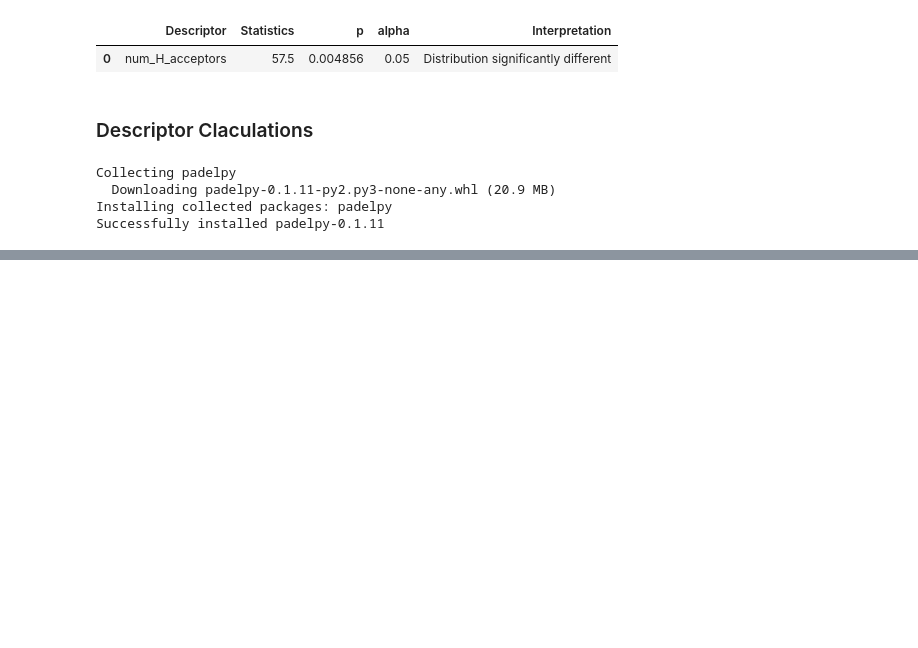
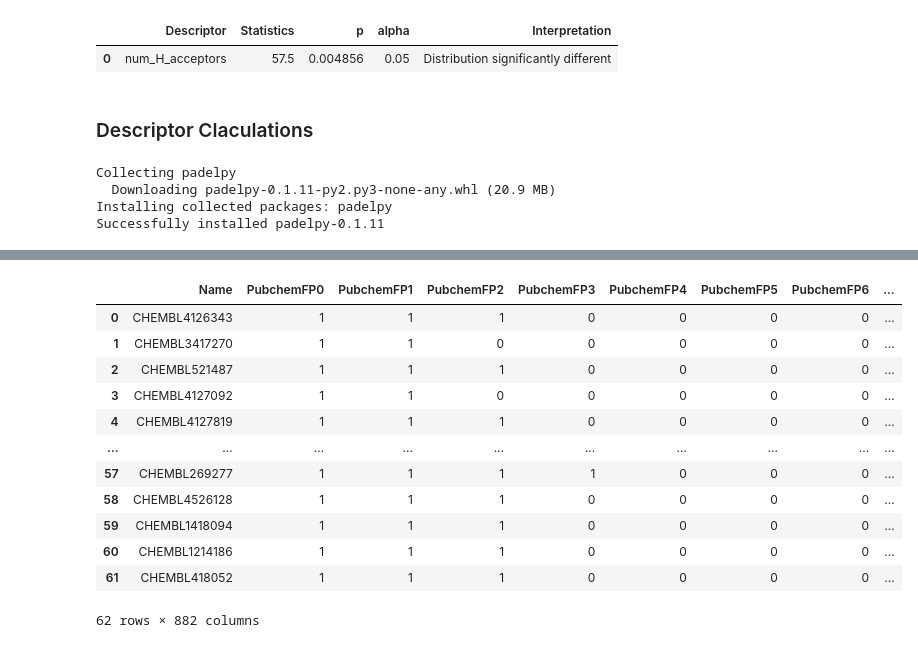
Before and after one commit to galib96/drug-discovery-ml, a Jupyter notebook: Bioinformatics_Drug_Discovery_Using_Machine_Learning.ipynb, the cells around one changed output, grey strips where cells are left out. Drawn from its saved outputs; the diff is of its cells as text; code cells hidden in the pictures; blank space fills up the shorter version.

Commit message:
descriptors calculated with padel

```diff
--- a/Bioinformatics_Drug_Discovery_Using_Machine_Learning.ipynb
+++ b/Bioinformatics_Drug_Discovery_Using_Machine_Learning.ipynb
@@ -430,0 +462,17 @@ df3.head()
+# %%
+df3_padel = pd.read_csv('descriptors.csv')
+df3_padel
+# %% [output]
+|  | Name | PubchemFP0 | PubchemFP1 | PubchemFP2 | PubchemFP3 | PubchemFP4 | PubchemFP5 | PubchemFP6 | ... |
+| 0 | CHEMBL4126343 | 1 | 1 | 1 | 0 | 0 | 0 | 0 | ... |
+| 1 | CHEMBL3417270 | 1 | 1 | 0 | 0 | 0 | 0 | 0 | ... |
+| 2 | CHEMBL521487 | 1 | 1 | 1 | 0 | 0 | 0 | 0 | ... |
+| 3 | CHEMBL4127092 | 1 | 1 | 0 | 0 | 0 | 0 | 0 | ... |
+| 4 | CHEMBL4127819 | 1 | 1 | 1 | 0 | 0 | 0 | 0 | ... |
+| ... | ... | ... | ... | ... | ... | ... | ... | ... | ... |
+| 57 | CHEMBL269277 | 1 | 1 | 1 | 1 | 0 | 0 | 0 | ... |
+| 58 | CHEMBL4526128 | 1 | 1 | 1 | 0 | 0 | 0 | 0 | ... |
+| 59 | CHEMBL1418094 | 1 | 1 | 1 | 0 | 0 | 0 | 0 | ... |
+| 60 | CHEMBL1214186 | 1 | 1 | 1 | 0 | 0 | 0 | 0 | ... |
+| 61 | CHEMBL418052 | 1 | 1 | 1 | 0 | 0 | 0 | 0 | ... |
+62 rows × 882 columns
```
Also changed, not shown: parts of 7 cells of this notebook.
